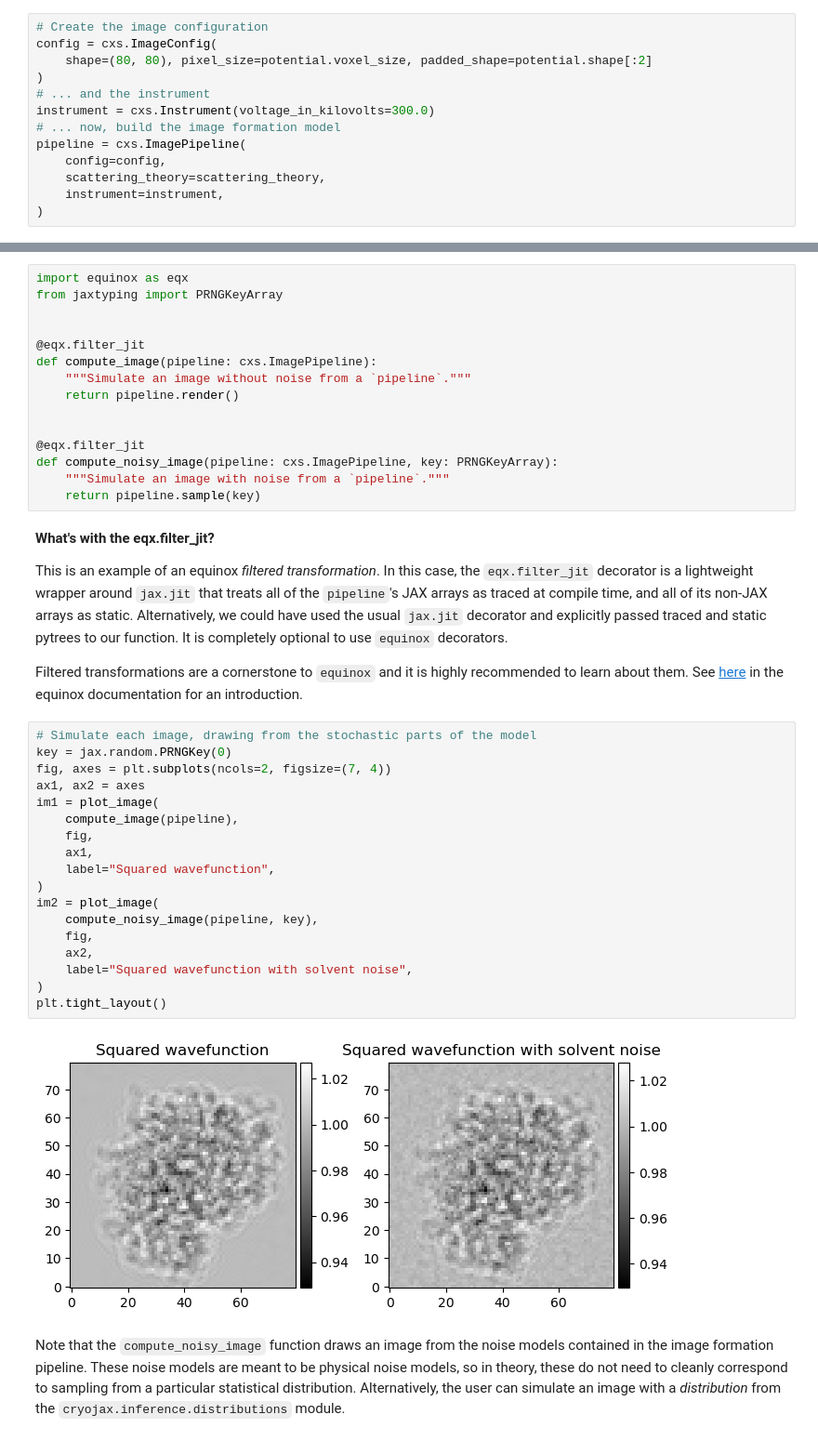
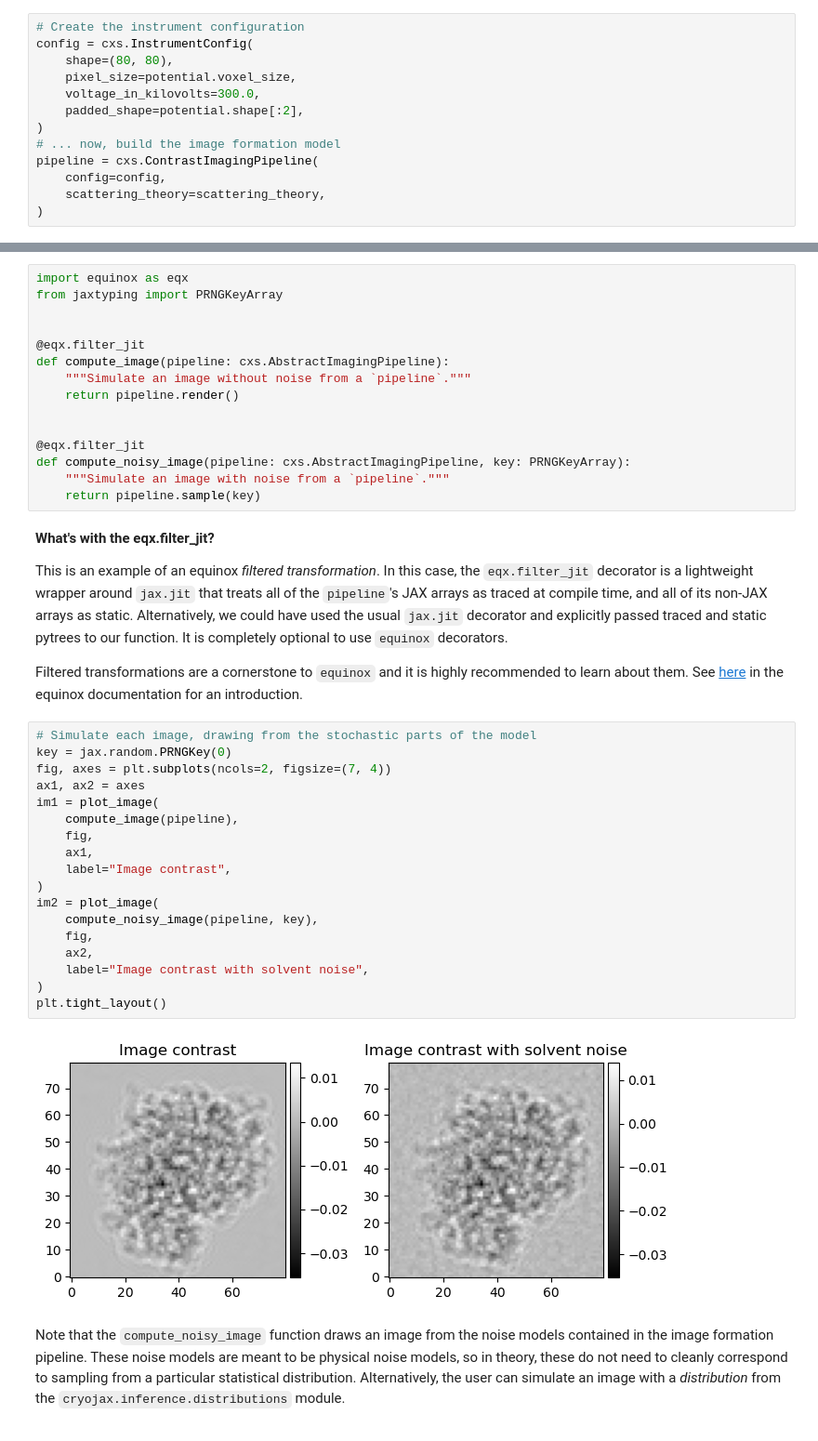
Before and after one commit to mjo22/cryojax, a Jupyter notebook: docs/examples/simulate-image.ipynb, the cells around one changed output, grey strips where cells are left out. Shown at 93% size. Saved outputs shown, nothing was run; the diff lists cells and outputs as text.

Commit message:
Give new purpose to the  and eliminate the . Now, pipelines each return a single physical quantity and the ImageConfig has been promoted to an InstrumentConfig

```diff
--- a/docs/examples/simulate-image.ipynb
+++ b/docs/examples/simulate-image.ipynb
@@ -75,17 +75,17 @@ scattering_theory = cxs.LinearScatteringTheory(
 # %% [markdown]
 Finally, we create an `ImageConfig` and initialize our `ImagePipeline`.
 # %%
-# Create the image configuration
-config = cxs.ImageConfig(
-    shape=(80, 80), pixel_size=potential.voxel_size, padded_shape=potential.shape[:2]
+# Create the instrument configuration
+config = cxs.InstrumentConfig(
+    shape=(80, 80),
+    pixel_size=potential.voxel_size,
+    voltage_in_kilovolts=300.0,
+    padded_shape=potential.shape[:2],
 )
-# ... and the instrument
-instrument = cxs.Instrument(voltage_in_kilovolts=300.0)
 # ... now, build the image formation model
-pipeline = cxs.ImagePipeline(
+pipeline = cxs.ContrastImagingPipeline(
     config=config,
     scattering_theory=scattering_theory,
-    instrument=instrument,
 )
 # %% [markdown]
 Before proceeding, we must create jit-compiled functions that simulate our images. We can either simulate the model without noise by calling the `pipeline.render()` function, or we can simulate an image with noise by calling the `pipeline.sample(key)` function, where `key` is a random number generator key.
@@ -95,13 +95,13 @@ from jaxtyping import PRNGKeyArray
 
 
 @eqx.filter_jit
-def compute_image(pipeline: cxs.ImagePipeline):
+def compute_image(pipeline: cxs.AbstractImagingPipeline):
     """Simulate an image without noise from a `pipeline`."""
     return pipeline.render()
 
 
 @eqx.filter_jit
-def compute_noisy_image(pipeline: cxs.ImagePipeline, key: PRNGKeyArray):
+def compute_noisy_image(pipeline: cxs.AbstractImagingPipeline, key: PRNGKeyArray):
     """Simulate an image with noise from a `pipeline`."""
     return pipeline.sample(key)
 # %% [markdown]
@@ -113,23 +113,23 @@ Filtered transformations are a cornerstone to `equinox` and it is highly recomme
 # %%
 # Simulate each image, drawing from the stochastic parts of the model
 key = jax.random.PRNGKey(0)
 fig, axes = plt.subplots(ncols=2, figsize=(7, 4))
 ax1, ax2 = axes
 im1 = plot_image(
     compute_image(pipeline),
     fig,
     ax1,
-    label="Squared wavefunction",
+    label="Image contrast",
 )
 im2 = plot_image(
     compute_noisy_image(pipeline, key),
     fig,
     ax2,
-    label="Squared wavefunction with solvent noise",
+    label="Image contrast with solvent noise",
 )
 plt.tight_layout()
 # %% [output]
-[figure, old version]
+[figure, new version]
 # %% [markdown]
 Note that the `compute_noisy_image` function draws an image from the noise models contained in the image formation pipeline. These noise models are meant to be physical noise models, so in theory, these do not need to cleanly correspond to sampling from a particular statistical distribution. Alternatively, the user can simulate an image with a *distribution* from the `cryojax.inference.distributions` module.
 # %%
```
Also changed, not shown: parts of 1 cell of this notebook, 21 other files.
